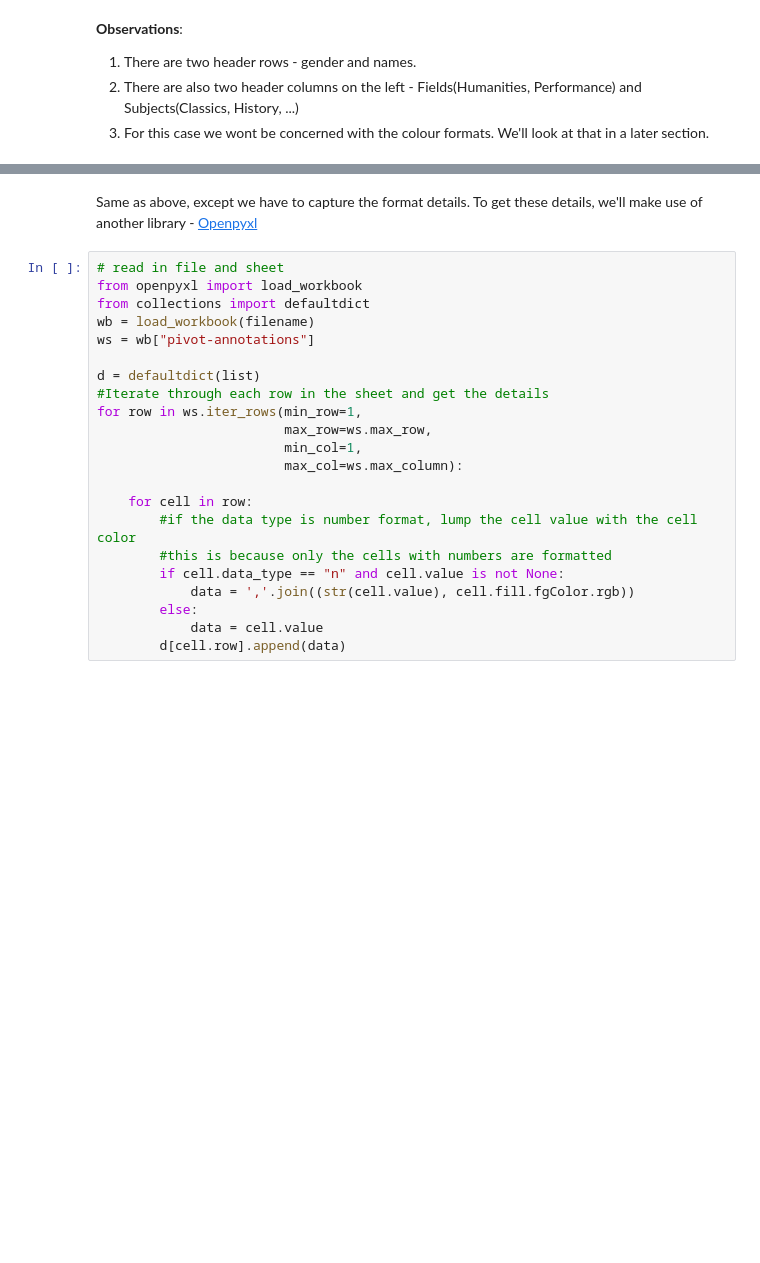
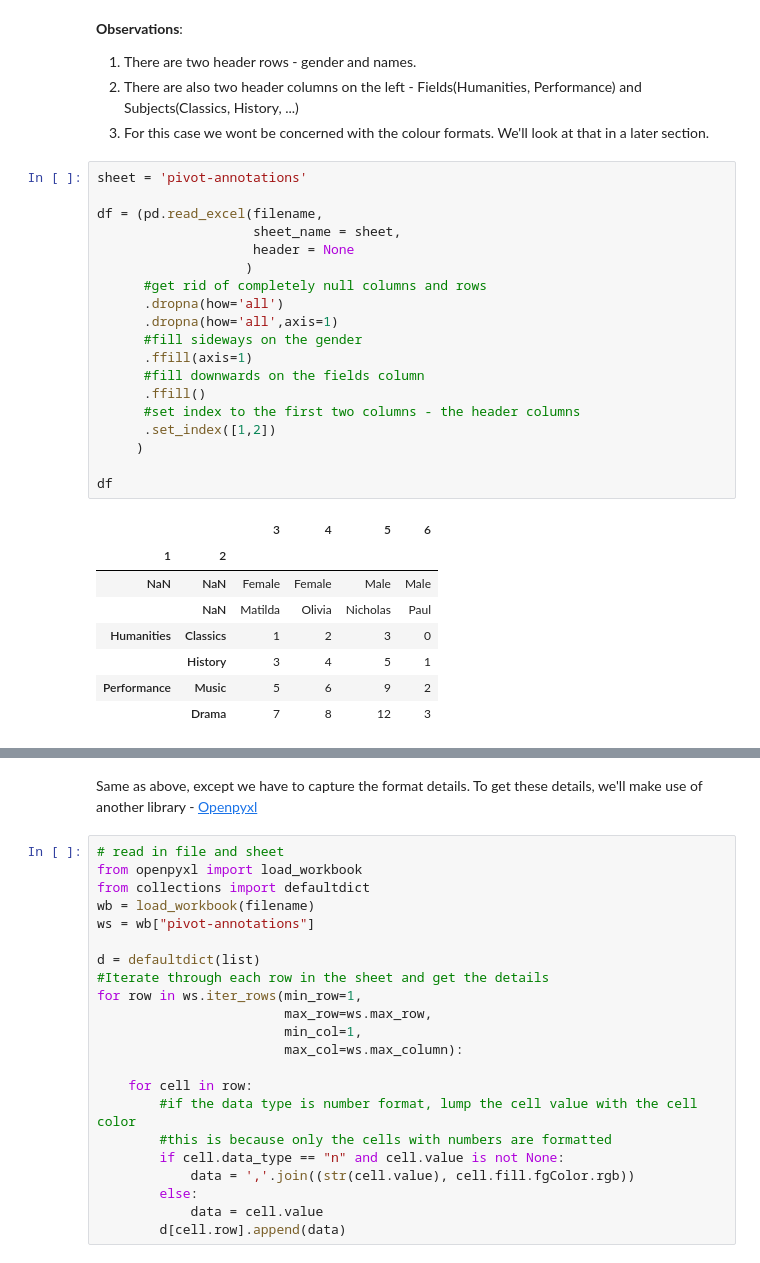
Before and after one commit to samukweku/data-wrangling-blog, a Jupyter notebook: _notebooks/2020-05-10-Pivot Tables - Simple Pivoting.ipynb, the cells around one changed output, grey strips where cells are left out. Cells and saved outputs as stored; diff of their text form; blank space fills up the shorter version.

```diff
--- a/_notebooks/2020-05-10-Pivot Tables - Simple Pivoting.ipynb
+++ b/_notebooks/2020-05-10-Pivot Tables - Simple Pivoting.ipynb
@@ -36,4 +36,32 @@ filename = "worked-examples.xlsx"
 1. There are two header rows - gender and names.
 2. There are also two header columns on the left - Fields(Humanities, Performance) and Subjects(Classics, History, ...)
 3. For this case we wont be concerned with the colour formats. We'll look at that in a later section.
+# %%
+sheet = 'pivot-annotations'
+
+df = (pd.read_excel(filename,
+                    sheet_name = sheet,
+                    header = None
+                   )
+      #get rid of completely null columns and rows
+      .dropna(how='all')
+      .dropna(how='all',axis=1)
+      #fill sideways on the gender
+      .ffill(axis=1)
+      #fill downwards on the fields column
+      .ffill()
+      #set index to the first two columns - the header columns
+      .set_index([1,2])
+     )
+
+df
+# %% [output]
+|  |  | 3 | 4 | 5 | 6 |
+| 1 | 2 |  |  |  |  |
+| NaN | NaN | Female | Female | Male | Male |
+|  | NaN | Matilda | Olivia | Nicholas | Paul |
+| Humanities | Classics | 1 | 2 | 3 | 0 |
+|  | History | 3 | 4 | 5 | 1 |
+| Performance | Music | 5 | 6 | 9 | 2 |
+|  | Drama | 7 | 8 | 12 | 3 |
 # %%
```
Also changed, not shown: parts of 2 cells of this notebook.
